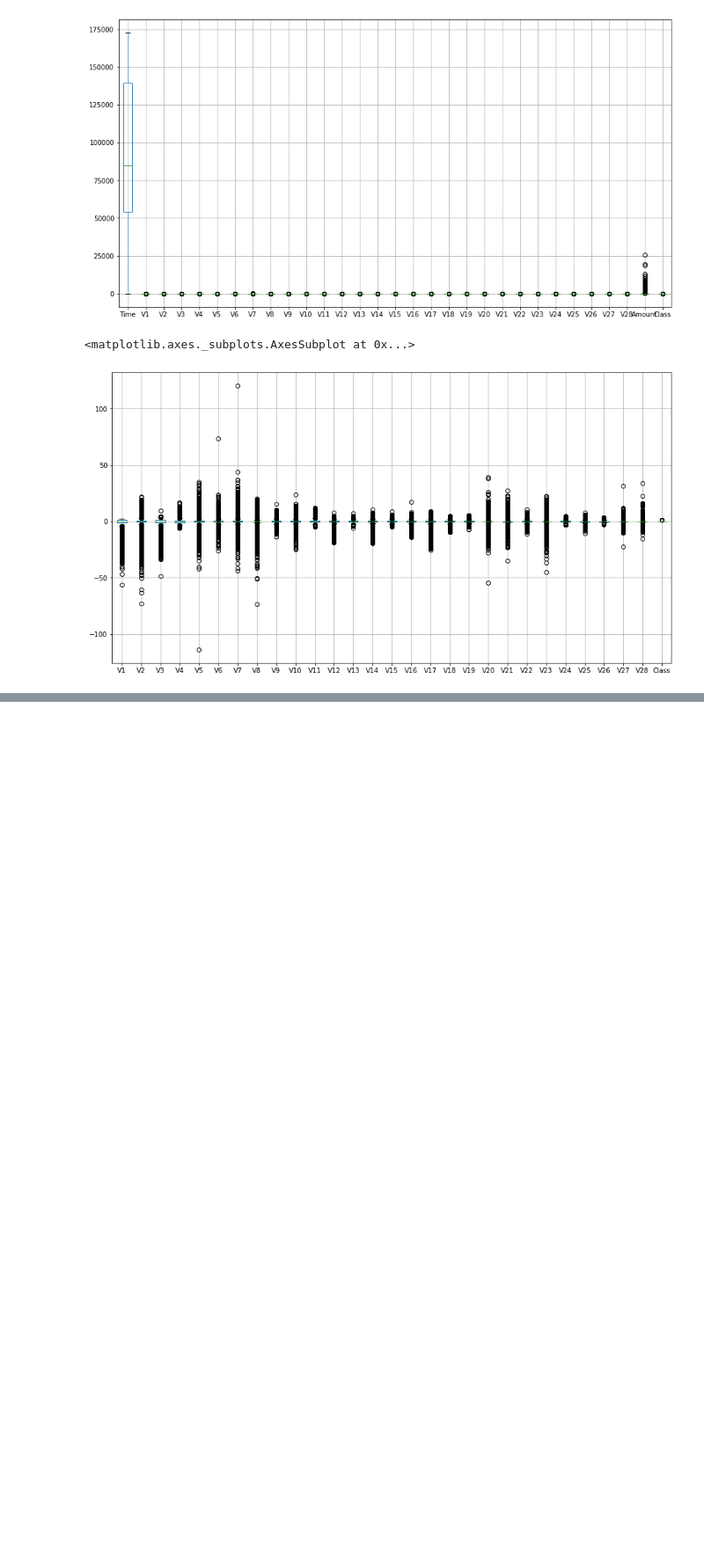
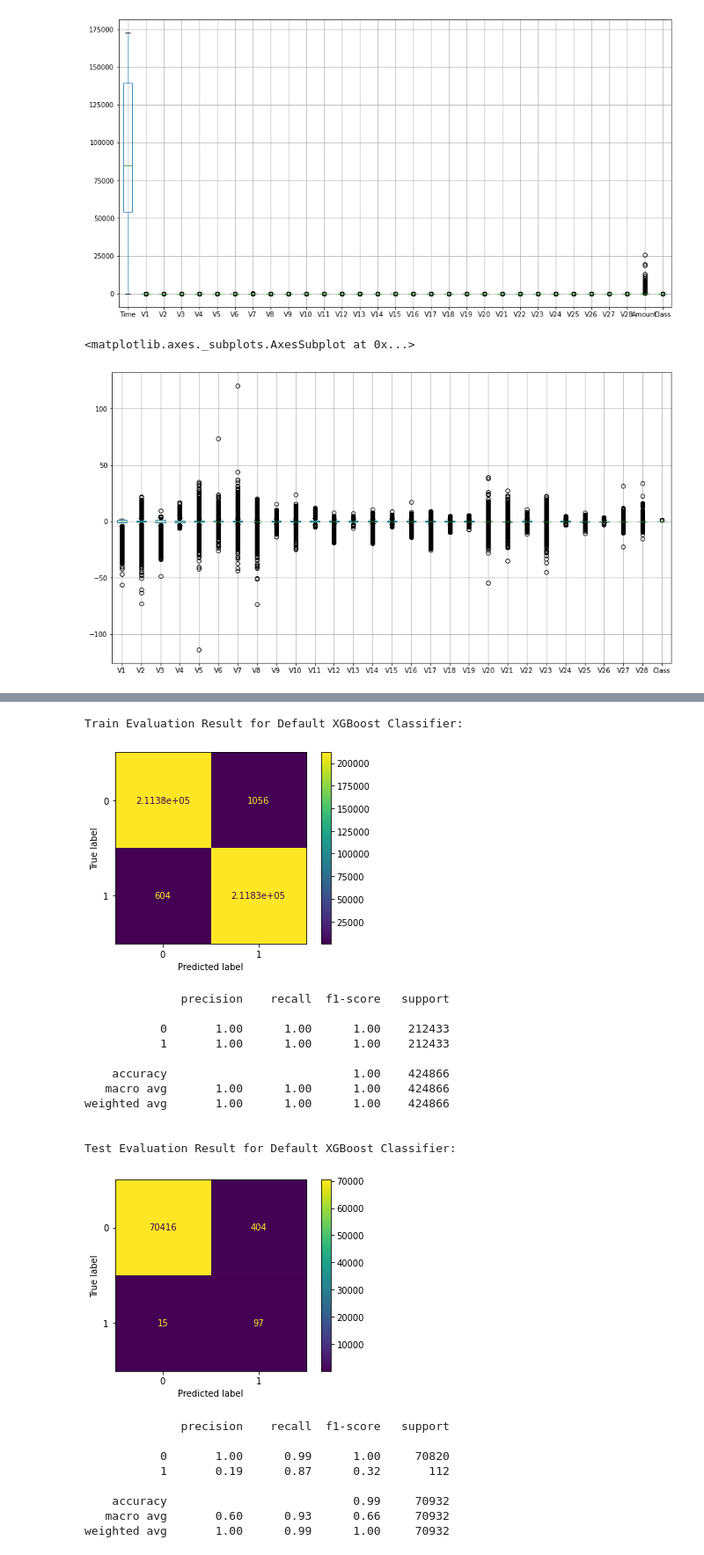
Before and after one commit to mselmasry/Dojo-Project2, a Jupyter notebook: Project02.ipynb, the cells around one changed output, grey strips where cells are left out. Shown at 88% size. Cells and saved outputs as stored; diff of their text form; code cells hidden in the pictures; blank space fills up the shorter version.

```diff
--- a/Project02.ipynb
+++ b/Project02.ipynb
@@ -415,0 +605,6 @@ temp_df.boxplot()
+# %%
+%%time
+
+xg = XGBClassifier()
+xg_pipe = make_pipeline(scaler, xg)
+xg_pipe.fit(X_train_balanced, y_train_balanced)
@@ -415,0 +614,25 @@ temp_df.boxplot()
+# %%
+eval(xg_pipe, 'Default XGBoost Classifier')
+# %% [output]
+Train Evaluation Result for Default XGBoost Classifier:
+[figure, added]
+              precision    recall  f1-score   support
+
+           0       1.00      1.00      1.00    212433
+           1       1.00      1.00      1.00    212433
+
+    accuracy                           1.00    424866
+   macro avg       1.00      1.00      1.00    424866
+weighted avg       1.00      1.00      1.00    424866
+
+
+Test Evaluation Result for Default XGBoost Classifier:
+[figure, added]
+              precision    recall  f1-score   support
+
+           0       1.00      0.99      1.00     70820
+           1       0.19      0.87      0.32       112
+
+    accuracy                           0.99     70932
+   macro avg       0.60      0.93      0.66     70932
+weighted avg       1.00      0.99      1.00     70932
```
Also changed, not shown: parts of 81 cells of this notebook.
